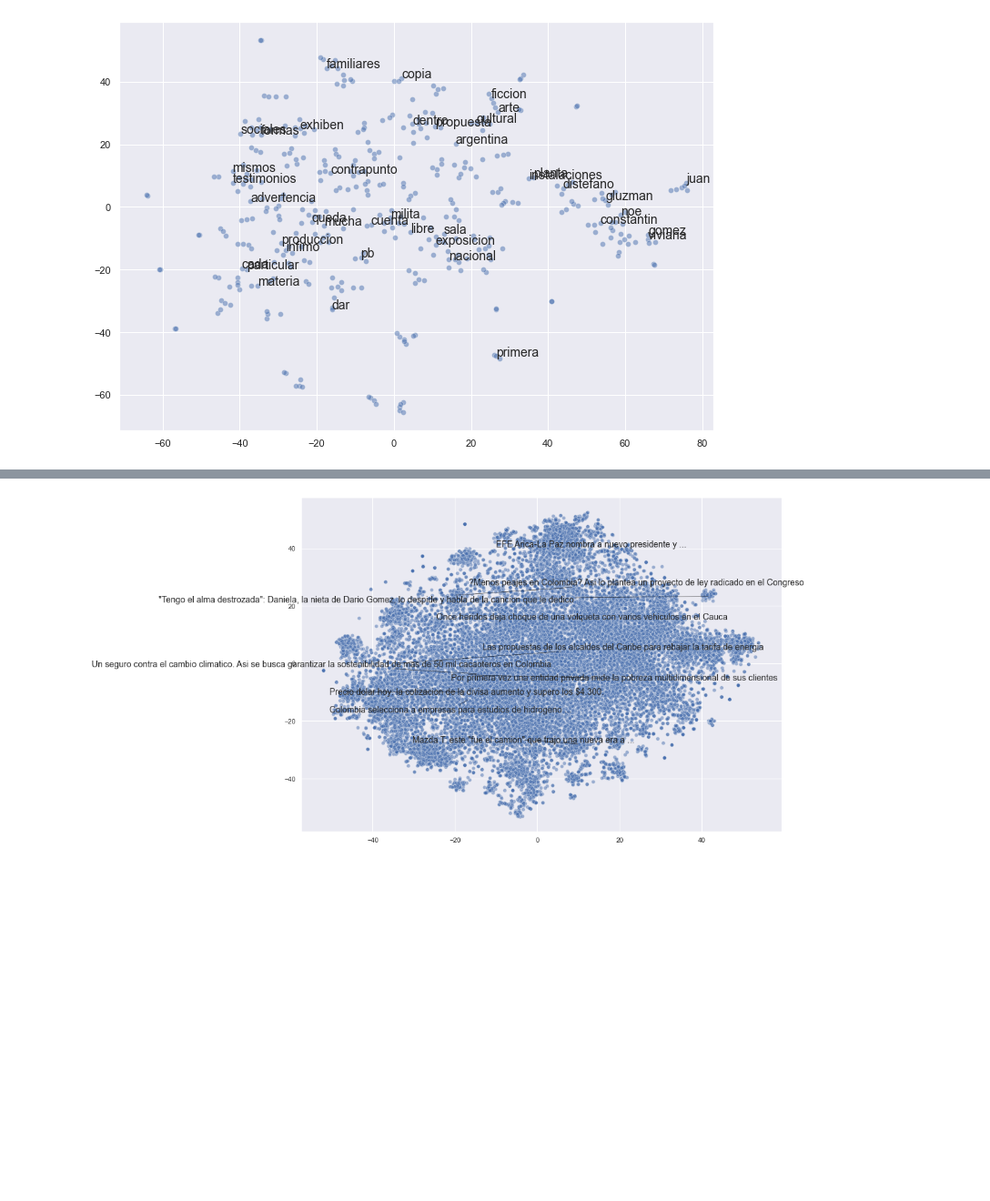
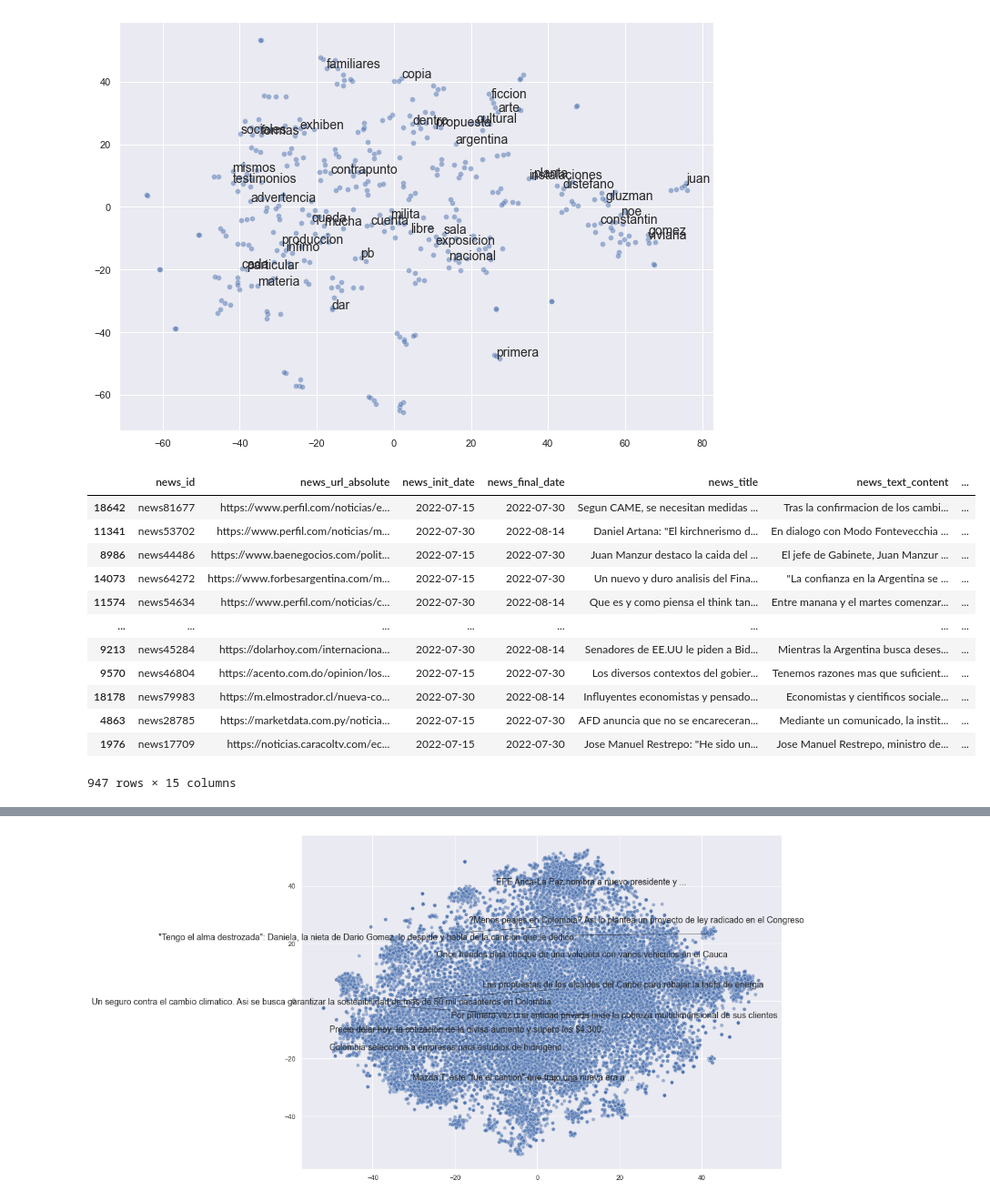
Before and after one commit to 3248ricamca/dataton2022-se_cayo_la_app, a Jupyter notebook: src/models/embedding.ipynb, the cells around one changed output, grey strips where cells are left out. Shown at 91% size. Drawn from its saved outputs; the diff is of its cells as text; code cells hidden in the pictures; blank space fills up the shorter version.

```diff
--- a/src/models/embedding.ipynb
+++ b/src/models/embedding.ipynb
@@ -190,0 +239,16 @@ X = np.array(x) # list to array
+# %%
+salida_categorias[salida_categorias['macroeconomia']>0.6].sort_values('macroeconomia',ascending = False)
+# %% [output]
+|  | news_id | news_url_absolute | news_init_date | news_final_date | news_title | news_text_content | ... |
+| 18642 | news81677 | https://www.perfil.com/noticias/e... | 2022-07-15 | 2022-07-30 | Segun CAME, se necesitan medidas ... | Tras la confirmacion de los cambi... | ... |
+| 11341 | news53702 | https://www.perfil.com/noticias/m... | 2022-07-30 | 2022-08-14 | Daniel Artana: "El kirchnerismo d... | En dialogo con Modo Fontevecchia ... | ... |
+| 8986 | news44486 | https://www.baenegocios.com/polit... | 2022-07-15 | 2022-07-30 | Juan Manzur destaco la caida del ... | El jefe de Gabinete, Juan Manzur ... | ... |
+| 14073 | news64272 | https://www.forbesargentina.com/m... | 2022-07-15 | 2022-07-30 | Un nuevo y duro analisis del Fina... | "La confianza en la Argentina se ... | ... |
+| 11574 | news54634 | https://www.perfil.com/noticias/c... | 2022-07-30 | 2022-08-14 | Que es y como piensa el think tan... | Entre manana y el martes comenzar... | ... |
+| ... | ... | ... | ... | ... | ... | ... | ... |
+| 9213 | news45284 | https://dolarhoy.com/internaciona... | 2022-07-30 | 2022-08-14 | Senadores de EE.UU le piden a Bid... | Mientras la Argentina busca deses... | ... |
+| 9570 | news46804 | https://acento.com.do/opinion/los... | 2022-07-15 | 2022-07-30 | Los diversos contextos del gobier... | Tenemos razones mas que suficient... | ... |
+| 18178 | news79983 | https://m.elmostrador.cl/nueva-co... | 2022-07-30 | 2022-08-14 | Influyentes economistas y pensado... | Economistas y cientificos sociale... | ... |
+| 4863 | news28785 | https://marketdata.com.py/noticia... | 2022-07-15 | 2022-07-30 | AFD anuncia que no se encareceran... | Mediante un comunicado, la instit... | ... |
+| 1976 | news17709 | https://noticias.caracoltv.com/ec... | 2022-07-15 | 2022-07-30 | Jose Manuel Restrepo: "He sido un... | Jose Manuel Restrepo, ministro de... | ... |
+947 rows × 15 columns
```
Also changed, not shown: parts of 17 cells of this notebook.
